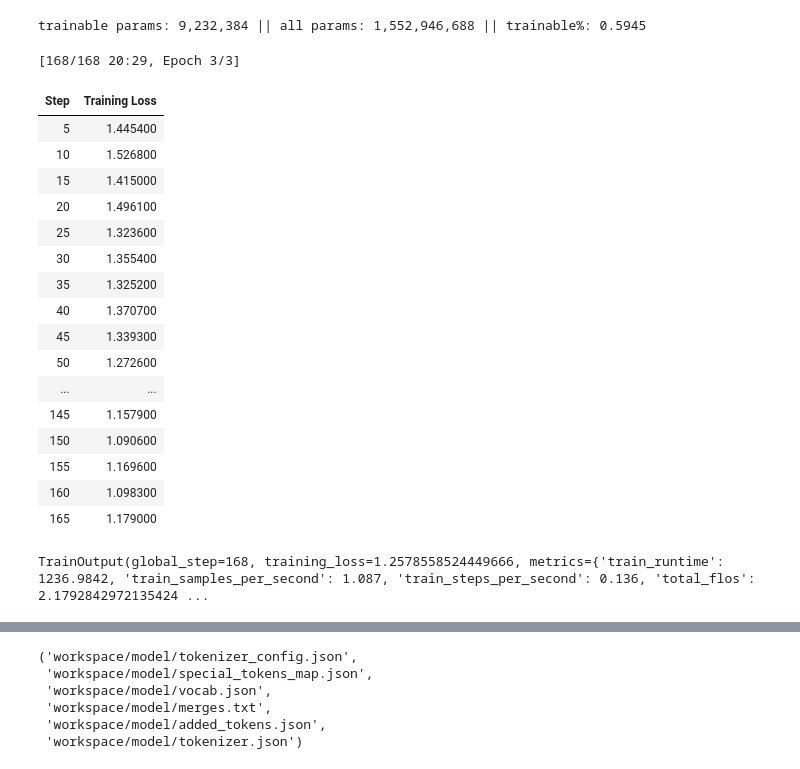
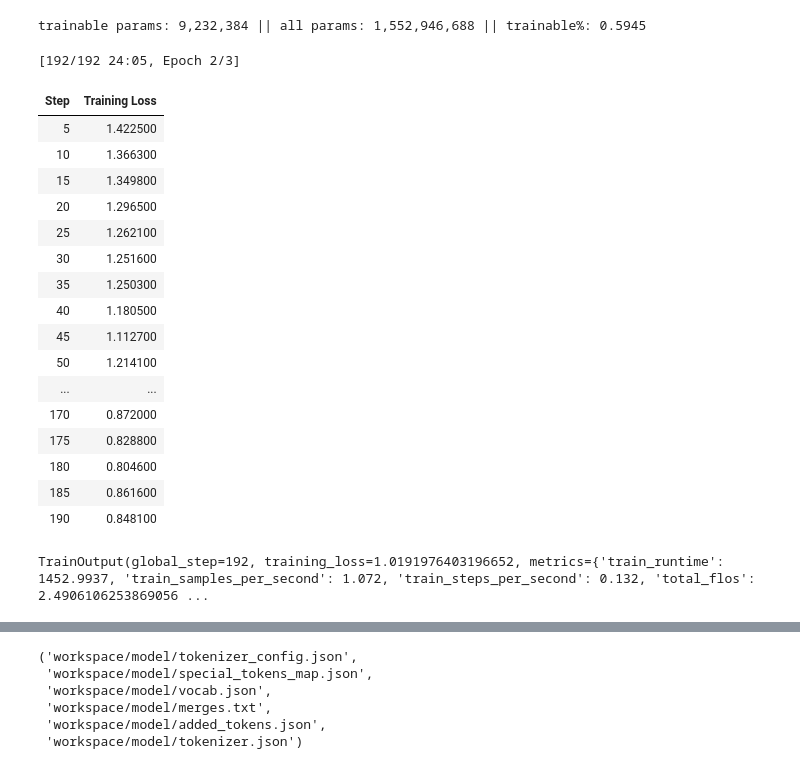
Before and after one commit to Sparkobbable/mdl2_fallstudie, a Jupyter notebook: Pruefungsleistung_Stellenanzeigenextraktion.ipynb, the cells around one changed output, grey strips where cells are left out. Cells and saved outputs as stored; diff of their text form; code cells hidden in the pictures.

```diff
--- a/Pruefungsleistung_Stellenanzeigenextraktion.ipynb
+++ b/Pruefungsleistung_Stellenanzeigenextraktion.ipynb
@@ -570,15 +919,16 @@ tokenizer = AutoTokenizer.from_pretrained(
 # %%
 system_prompt = "Extract structured information from job advertisements and answer only with valid JSON."
 max_length = 2048
-max_target_tokens = 256
+max_target_tokens = 512
 
 
 def preprocess_inputs(samples):
     input_ids_list = []
     attention_masks = []
     labels_list = []
+    sample_weights = []
 
-    for text, target in zip(samples["text"], samples["label"]):
+    for text, target, w in zip(samples["text"], samples["label"], samples.get("sample_weight", [1.0] * len(samples["text"]))):
         prompt_msgs = [
             {"role": "system", "content": system_prompt},
             {"role": "user", "content": text},
@@ -640,11 +990,13 @@ def preprocess_inputs(samples):
         input_ids_list.append(input_ids)
         attention_masks.append(attention_mask)
         labels_list.append(labels)
+        sample_weights.append(float(w))
 
     return {
         "input_ids": input_ids_list,
         "attention_mask": attention_masks,
         "labels": labels_list,
+        "sample_weight": sample_weights
     }
 # %%
 tokenized_train_ds = train_ds.map(preprocess_inputs, batched=True, remove_columns=train_ds.column_names, keep_in_memory=False, )
@@ -789,56 +1122,88 @@ peft_model = get_peft_model(model, lora_config)
 peft_model.print_trainable_parameters()
 # %% [output]
 trainable params: 9,232,384 || all params: 1,552,946,688 || trainable%: 0.5945
+# %%
+from transformers import Trainer
+import torch.nn.functional as F
+
+class WeightedCausalLMTrainer(Trainer):
+    def compute_loss(self, model, inputs, return_outputs=False, **kwargs):
+        sample_weight = inputs.pop("sample_weight", None)
+        labels = inputs.get("labels")
+
+        outputs = model(**inputs)
+        logits = outputs.logits  # [B, T, V]
+
+        shift_logits = logits[:, :-1, :].contiguous()
+        shift_labels = labels[:, 1:].contiguous()
+
+        token_loss = F.cross_entropy(
+            shift_logits.view(-1, shift_logits.size(-1)),
+            shift_labels.view(-1),
+            ignore_index=-100,
+            reduction="none",
+        ).view(shift_labels.size(0), shift_labels.size(1))  # [B, T-1]
+
+        valid_mask = (shift_labels != -100).float()
+        per_sample_loss = (token_loss * valid_mask).sum(dim=1) / valid_mask.sum(dim=1).clamp(min=1.0)
+
+        if sample_weight is None:
+            loss = per_sample_loss.mean()
+        else:
+            w = torch.tensor(sample_weight, device=per_sample_loss.device, dtype=per_sample_loss.dtype)
+            loss = (per_sample_loss * w).sum() / w.sum().clamp(min=1e-8)
+
+        return (loss, outputs) if return_outputs else loss
 # %%
-from transformers import TrainingArguments, Trainer, default_data_collator
+from transformers import TrainingArguments, default_data_collator
 
 training_args = TrainingArguments(
     output_dir="workspace/stellenanzeigen_model",
-    learning_rate=5e-6,
+    learning_rate=1e-5,
     weight_decay=0.01,
     num_train_epochs=3,
     report_to="none",
     max_grad_norm=1.0,
     warmup_ratio=0.03,
     logging_steps=5,
     per_device_train_batch_size=1,
     per_device_eval_batch_size=1,
     gradient_accumulation_steps=8,
     bf16=True,
     fp16=False,
     optim="adamw_torch"
 )
 
-trainer = Trainer(
+trainer = WeightedCausalLMTrainer(
     model=peft_model,
     args=training_args,
     train_dataset=tokenized_train_ds,
     eval_dataset=tokenized_eval_ds,
     data_collator=default_data_collator,
 )
 
 # Training starten.
 trainer.train()
 # %% [output]
-[168/168 20:29, Epoch 3/3]
+[192/192 24:05, Epoch 2/3]
 | Step | Training Loss |
-| 5 | 1.445400 |
-| 10 | 1.526800 |
-| 15 | 1.415000 |
-| 20 | 1.496100 |
-| 25 | 1.323600 |
-| 30 | 1.355400 |
-| 35 | 1.325200 |
-| 40 | 1.370700 |
-| 45 | 1.339300 |
-| 50 | 1.272600 |
+| 5 | 1.422500 |
+| 10 | 1.366300 |
+| 15 | 1.349800 |
+| 20 | 1.296500 |
+| 25 | 1.262100 |
+| 30 | 1.251600 |
+| 35 | 1.250300 |
+| 40 | 1.180500 |
+| 45 | 1.112700 |
+| 50 | 1.214100 |
 | ... | ... |
-| 145 | 1.157900 |
-| 150 | 1.090600 |
-| 155 | 1.169600 |
-| 160 | 1.098300 |
-| 165 | 1.179000 |
+| 170 | 0.872000 |
+| 175 | 0.828800 |
+| 180 | 0.804600 |
+| 185 | 0.861600 |
+| 190 | 0.848100 |
-TrainOutput(global_step=168, training_loss=1.2578558524449666, metrics={'train_runtime': 1236.9842, 'train_samples_per_second': 1.087, 'train_steps_per_second': 0.136, 'total_flos': 2.1792842972135424 ...
+TrainOutput(global_step=192, training_loss=1.0191976403196652, metrics={'train_runtime': 1452.9937, 'train_samples_per_second': 1.072, 'train_steps_per_second': 0.132, 'total_flos': 2.4906106253869056 ...
 # %%
 logs = trainer.state.log_history
 train_losses = [x["loss"] for x in logs if "loss" in x]
```
Also changed, not shown: parts of 18 cells of this notebook, 3 other files.
